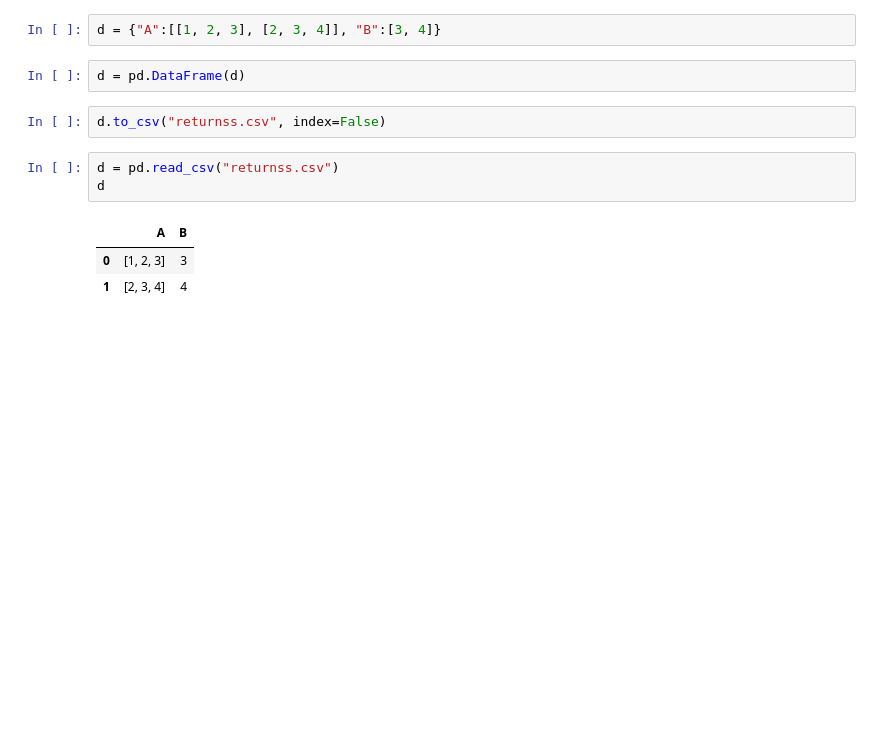
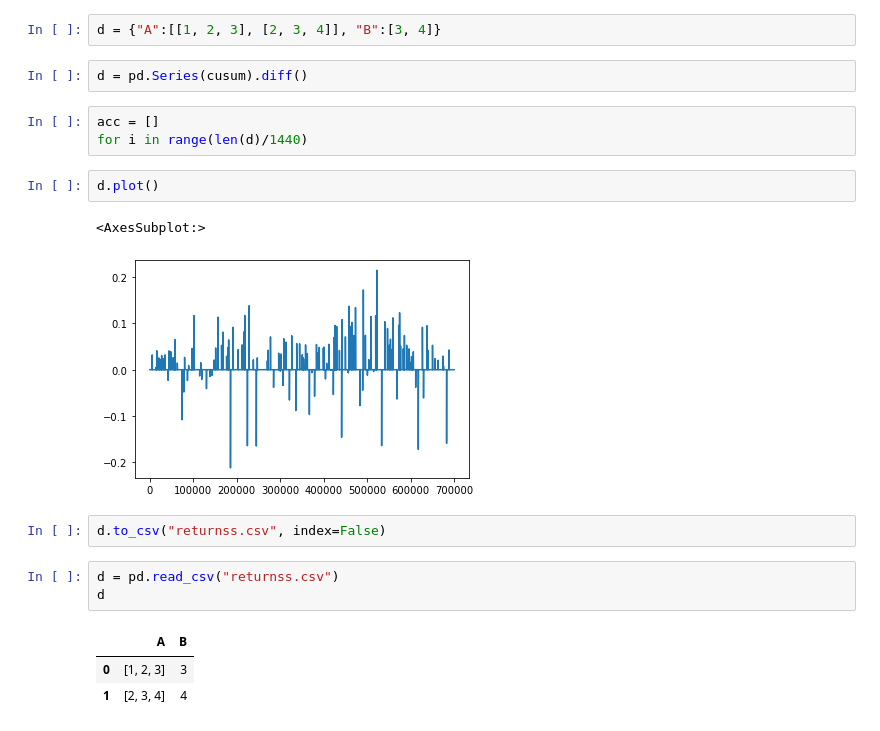
Before and after one commit to sunnymnie/crypto-printer, a Jupyter notebook: research/encompassing-backtester.ipynb, the cells around one changed output. Drawn from its saved outputs; the diff is of its cells as text; blank space fills up the shorter version.

```diff
--- a/research/encompassing-backtester.ipynb
+++ b/research/encompassing-backtester.ipynb
@@ -151,7 +159,15 @@ len(list(filter(lambda x: x>0, returns)))
 # %%
 d = {"A":[[1, 2, 3], [2, 3, 4]], "B":[3, 4]}
 # %%
-d = pd.DataFrame(d)
+d = pd.Series(cusum).diff()
+# %%
+acc = []
+for i in range(len(d)/1440)
+# %%
+d.plot()
+# %% [output]
+<AxesSubplot:>
+[figure, added]
 # %%
 d.to_csv("returnss.csv", index=False)
 # %%
```
Also changed, not shown: parts of 11 cells of this notebook, 3 other files.
